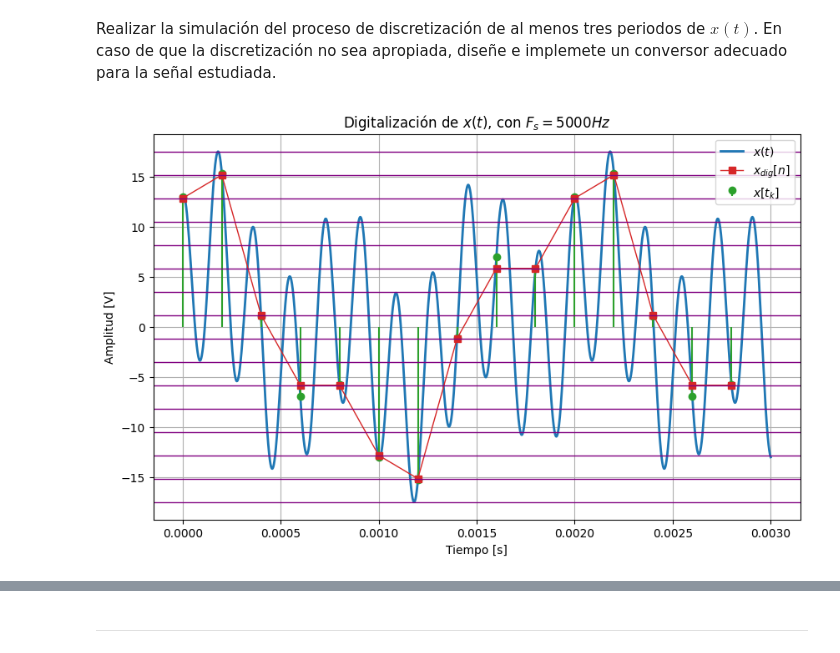
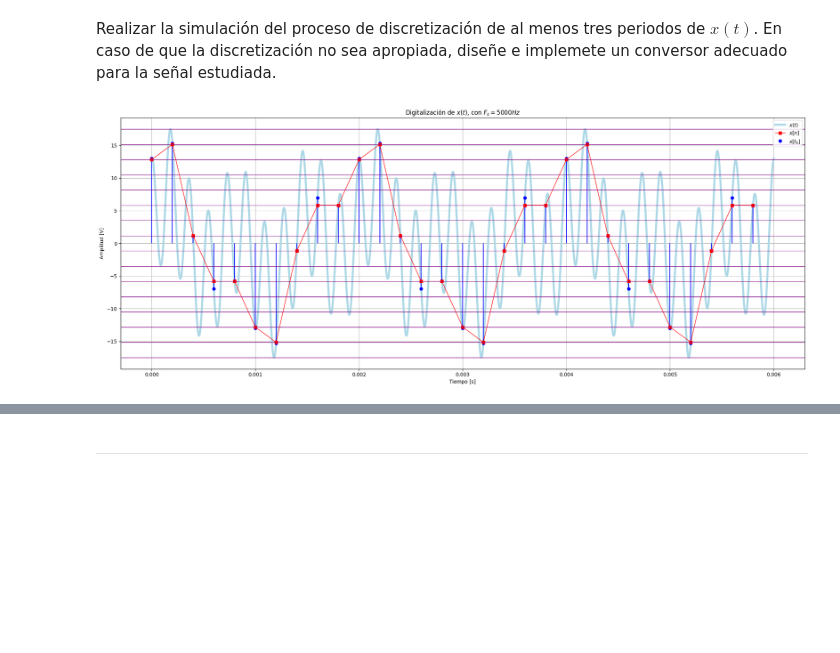
Before and after one commit to AlmondSund/SyS_2025_2, a Jupyter notebook: Parcial_1/Parcial1_SyS_2025_2.ipynb, the cells around one changed output, grey strips where cells are left out. Cells and saved outputs as stored; diff of their text form; code cells hidden in the pictures; blank space fills up the shorter version.

```diff
--- a/Parcial_1/Parcial1_SyS_2025_2.ipynb
+++ b/Parcial_1/Parcial1_SyS_2025_2.ipynb
@@ -75,49 +75,51 @@ Realizar la simulación del proceso de discretización de al menos tres periodos
 # %%
 ''' Parámetros del conversor A/D '''
 # Muestreo
-Fs = 5000    # Frecuencia de muestreo [Hz]
-Ts = 1 / Fs  # Periodo de muestreo [s]
+F_s = 5000    # Frecuencia de muestreo [Hz]
+T_s = 1 / F_s  # Periodo de muestreo [s]
 
 # Capacidad de representación
 n_bits = 4              # Número de bits
 num_levels = 2**n_bits  # Número de niveles de cuantización
 
 ''' Tiempos '''
-T = 1/(1000)                   # x(t) es cuasi-periódica con periodo fundamental T [s]
-sim_time = 3 * T                     # Tiempo de simulación (al menos 3 periodos de x(t)) [s]
+T_0 = 1 / 500                        # Periodo de la señal x(t) [s]
+sim_time = 3 * T_0                   # Tiempo de simulación [s]
 t = np.linspace(0, sim_time, 20000)  # Vector de tiempo 'continuo' [s]
-t_k = np.arange(0, sim_time, Ts)     # Vector de tiempo discreto [s]
+t_k = np.arange(0, sim_time, T_s)    # Vector de tiempo discreto [s]
 
 ''' Definición de la señal x(t) '''
 x_t = 3 * np.cos(1000*np.pi*t) + 5 * np.sin(3000*np.pi*t) + 10 * np.cos(11000*np.pi*t)  # x(t) [V]
 
 ''' Digitalización '''
 # Discretización
 x_tk = 3 * np.cos(1000*np.pi*t_k) + 5 * np.sin(3000*np.pi*t_k) + 10 * np.cos(11000*np.pi*t_k)  # x[t_k] [V]
 
 # Cuantización
 levels = np.linspace(min(x_t), max(x_t), num_levels)  # Vector de niveles de cuantización
 distances = np.abs(x_tk[:, None] - levels[None, :])   # Matriz de distancias entre muestras y niveles
 indices = np.argmin(distances, axis=1)                # Índices de los niveles más cercanos
 
 # Señal digitalizada
-x_dig = levels[indices]  # x_dig[n] [V]
+x_n = levels[indices]  # x[n] [V]
 
 ''' Visualización '''
-plt.figure(figsize=(10, 6))
-plt.plot(t, x_t, label='$x(t)$', color='C0', linewidth=2)
-plt.stem(t_k, x_tk, label='$x[t_k]$', linefmt='C2-', markerfmt='C2o', basefmt=" ")
-plt.plot(t_k, x_dig, label='$x_{dig}[n]$', color='C3', marker='s', linestyle='-', linewidth=1)
+# Gráfica 1: Digitalización de x(t) con Fs = 5000 Hz (incumple Nyquist)
+plt.figure(figsize=(20, 8))
+plt.plot(t, x_t, label='$x(t)$', color='lightblue', linewidth=4)
+plt.stem(t_k, x_tk, label='$x[t_k]$', linefmt='blue', markerfmt='blue', basefmt=" ")
+plt.plot(t_k, x_n, label='$x[n]$', color='red', marker='s', linestyle='-', linewidth=1)
 
 # Dibujar los niveles de cuantización como rectas constantes
 for lvl in levels:
 	plt.axhline(lvl, color='purple', linewidth=1)
 
-plt.title('Digitalización de $x(t)$, con $F_s = {} Hz$'.format(Fs))
+plt.title('Digitalización de $x(t)$, con $F_s = {} Hz$'.format(F_s))
 plt.xlabel('Tiempo [s]')
 plt.ylabel('Amplitud [V]')
 plt.grid()
 plt.legend(loc='upper right')
+plt.tight_layout()
 plt.show()
 # %% [output]
-[figure, old version]
+[figure, new version]
```
Also changed, not shown: parts of 3 cells of this notebook.
